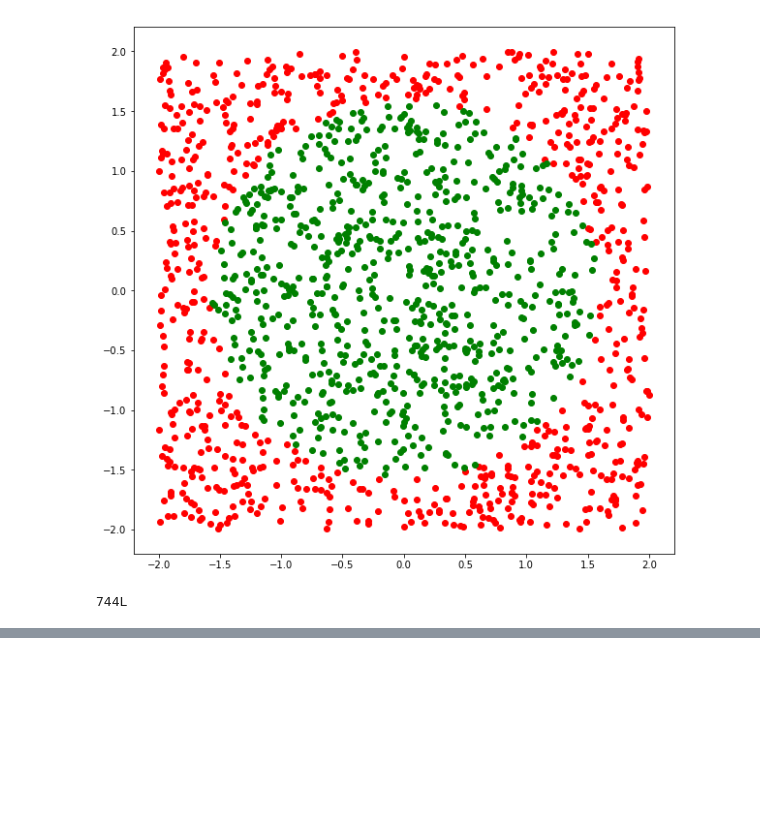
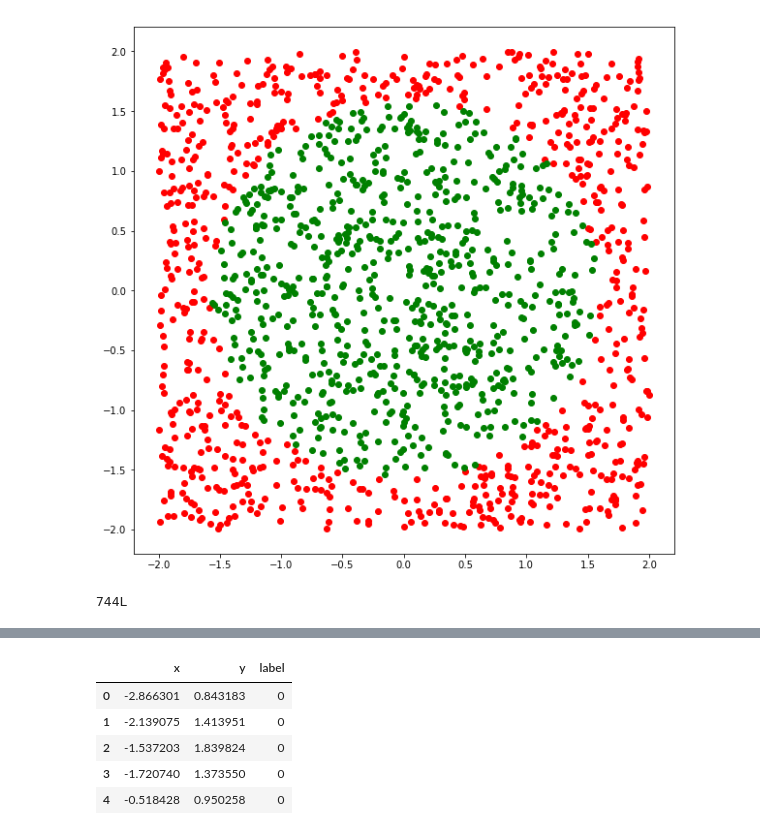
Before and after one commit to mitbal/sidu, a Jupyter notebook: musimpanas/generate_data.ipynb, the cells around one changed output, grey strips where cells are left out. Saved outputs shown, nothing was run; the diff lists cells and outputs as text; code cells hidden in the pictures; blank space fills up the shorter version.

```diff
--- a/musimpanas/generate_data.ipynb
+++ b/musimpanas/generate_data.ipynb
@@ -80,0 +83,10 @@ linear1.to_csv('linear1.csv', index=False)
+# %%
+df = pd.read_csv('easy_dataset.csv')
+df.head()
+# %% [output]
+|  | x | y | label |
+| 0 | -2.866301 | 0.843183 | 0 |
+| 1 | -2.139075 | 1.413951 | 0 |
+| 2 | -1.537203 | 1.839824 | 0 |
+| 3 | -1.720740 | 1.373550 | 0 |
+| 4 | -0.518428 | 0.950258 | 0 |
```
Also changed, not shown: parts of 9 cells of this notebook, 1 other file.
